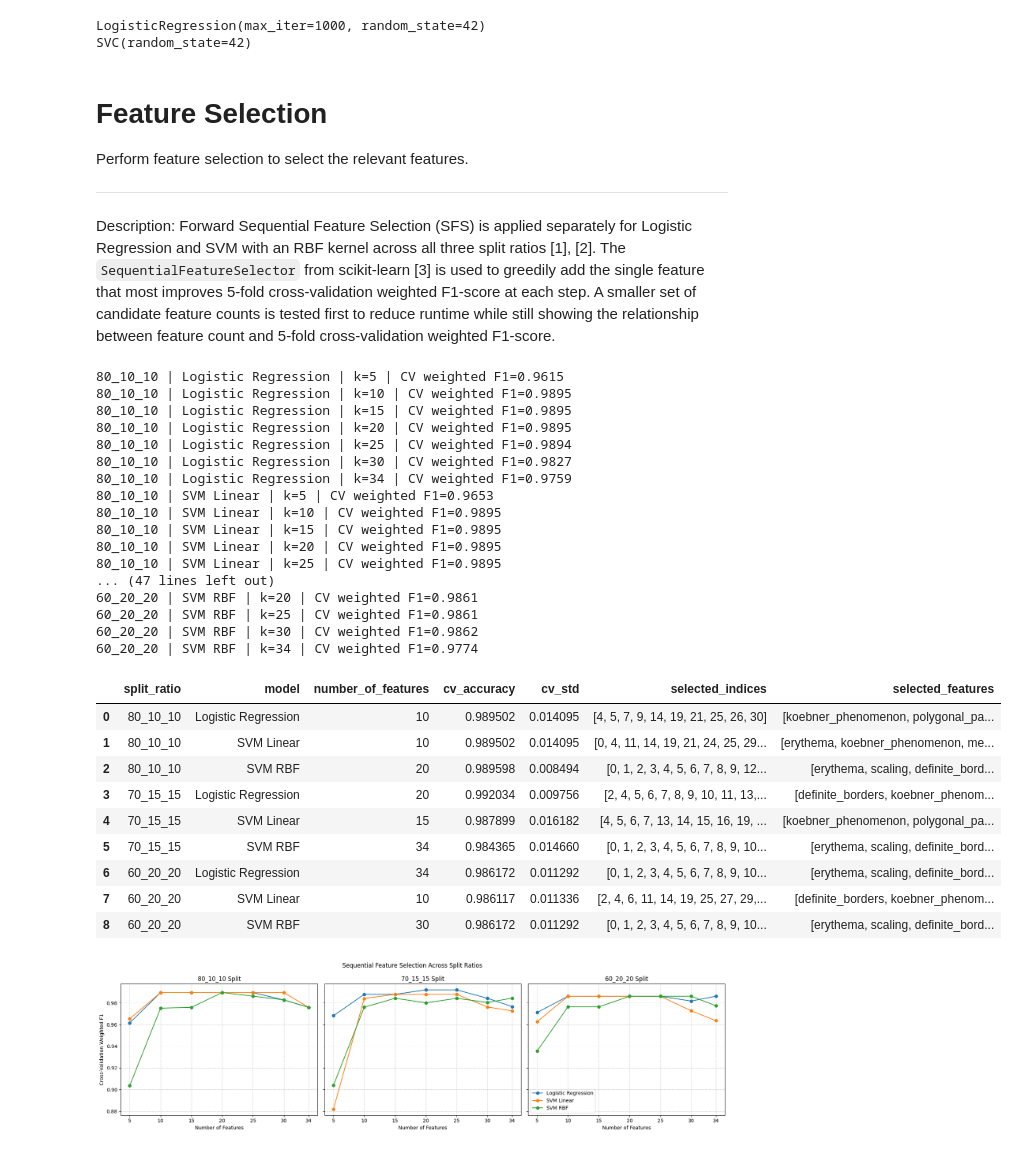
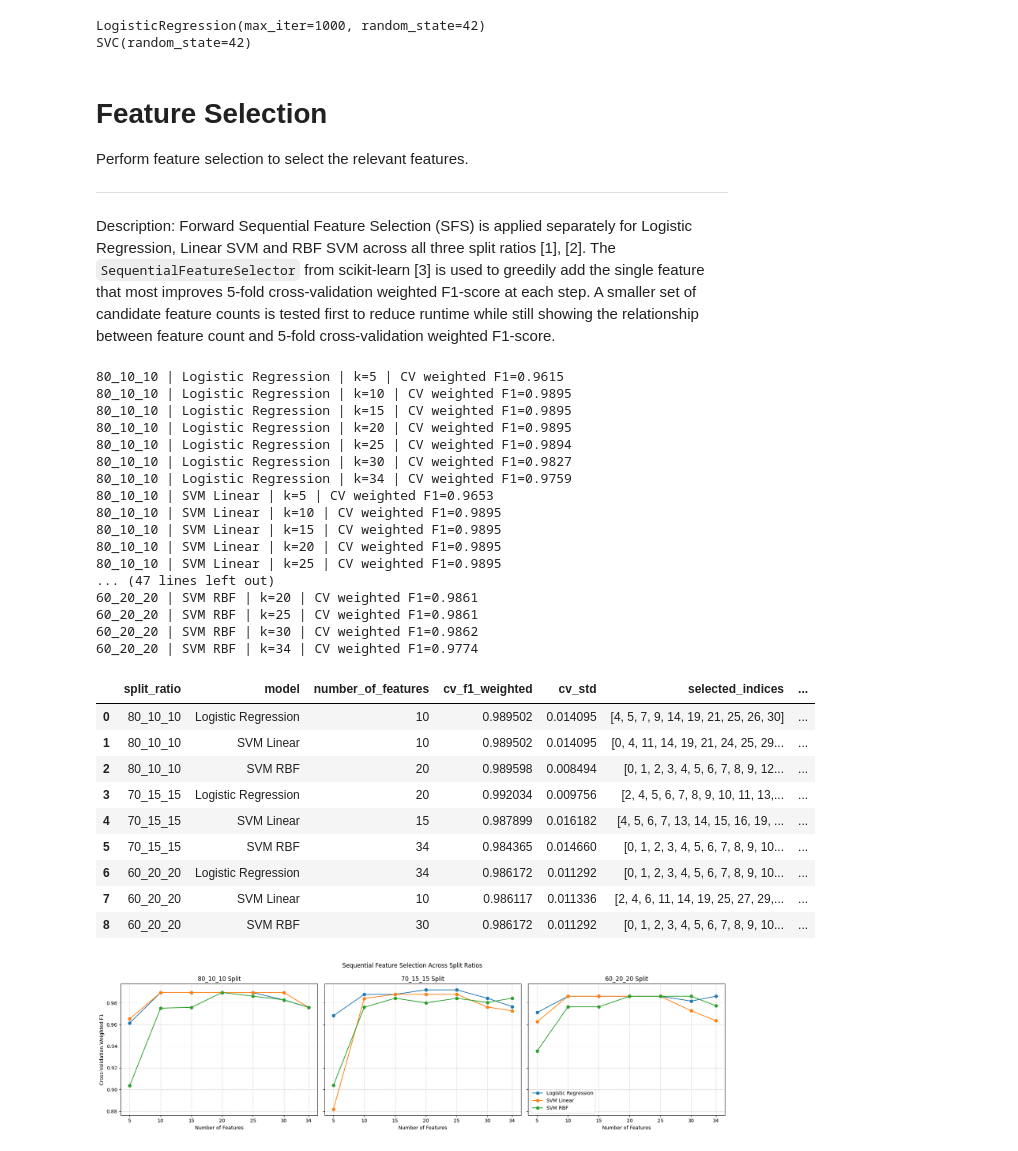
Before and after one commit to Jeffrysoo/CPC-251-Project-1, a Jupyter notebook: CPC251_Project_Combined_Dermatology.ipynb, the cells around one changed output. Drawn from its saved outputs; the diff is of its cells as text; code cells hidden in the pictures.

```diff
--- a/CPC251_Project_Combined_Dermatology.ipynb
+++ b/CPC251_Project_Combined_Dermatology.ipynb
@@ -680,7 +680,7 @@ SVC(random_state=42)
 # Feature Selection
 Perform feature selection to select the relevant features.
 ________________________________________________________________________________
-Description: Forward Sequential Feature Selection (SFS) is applied separately for Logistic Regression and SVM with an RBF kernel across all three split ratios [1], [2]. The `SequentialFeatureSelector` from scikit-learn [3] is used to greedily add the single feature that most improves 5-fold cross-validation weighted F1-score at each step. A smaller set of candidate feature counts is tested first to reduce runtime while still showing the relationship between feature count and 5-fold cross-validation weighted F1-score.
+Description: Forward Sequential Feature Selection (SFS) is applied separately for Logistic Regression, Linear SVM and RBF SVM across all three split ratios [1], [2]. The `SequentialFeatureSelector` from scikit-learn [3] is used to greedily add the single feature that most improves 5-fold cross-validation weighted F1-score at each step. A smaller set of candidate feature counts is tested first to reduce runtime while still showing the relationship between feature count and 5-fold cross-validation weighted F1-score.
 # %%
 # Create a stratified 5-fold cross-validation object to preserve class proportions in each fold
 sfs_cv = StratifiedKFold(n_splits=5, shuffle=True, random_state=42)
@@ -774,7 +774,7 @@ for split_name, split_data in sfs_input_data.items():
                 'split_ratio': split_name,
                 'model': model_name,
                 'number_of_features': k,
-                'cv_accuracy': cv_scores.mean(),
+                'cv_f1_weighted': cv_scores.mean(),
                 'cv_std': cv_scores.std(),
                 'selected_indices': selected_indices.tolist(),
                 'selected_features': selected_features
@@ -785,45 +785,45 @@ for split_name, split_data in sfs_input_data.items():
 
         # Convert the detailed results into a DataFrame for easier viewing and plotting
         result_df = pd.DataFrame(model_results)
         sfs_results[split_name][model_name] = result_df
 
         # Store the best candidate-k row for the current split and model
-        best_row = result_df.loc[result_df['cv_accuracy'].idxmax()]
+        best_row = result_df.loc[result_df['cv_f1_weighted'].idxmax()]
         sfs_summary_rows.append(best_row)
 
 # Combine the best rows into one summary table
 sfs_summary_df = pd.DataFrame(sfs_summary_rows).reset_index(drop=True)
 
 # Display the summary table for all split and model combinations
-sfs_summary_df[['split_ratio', 'model', 'number_of_features', 'cv_accuracy', 'cv_std', 'selected_indices', 'selected_features']]
+sfs_summary_df[['split_ratio', 'model', 'number_of_features', 'cv_f1_weighted', 'cv_std', 'selected_indices', 'selected_features']]
 # %% [output]
 80_10_10 | Logistic Regression | k=5 | CV weighted F1=0.9615
 80_10_10 | Logistic Regression | k=10 | CV weighted F1=0.9895
 80_10_10 | Logistic Regression | k=15 | CV weighted F1=0.9895
 80_10_10 | Logistic Regression | k=20 | CV weighted F1=0.9895
 80_10_10 | Logistic Regression | k=25 | CV weighted F1=0.9894
 80_10_10 | Logistic Regression | k=30 | CV weighted F1=0.9827
 80_10_10 | Logistic Regression | k=34 | CV weighted F1=0.9759
 80_10_10 | SVM Linear | k=5 | CV weighted F1=0.9653
 80_10_10 | SVM Linear | k=10 | CV weighted F1=0.9895
 80_10_10 | SVM Linear | k=15 | CV weighted F1=0.9895
 80_10_10 | SVM Linear | k=20 | CV weighted F1=0.9895
 80_10_10 | SVM Linear | k=25 | CV weighted F1=0.9895
 ... (47 lines left out)
 60_20_20 | SVM RBF | k=20 | CV weighted F1=0.9861
 60_20_20 | SVM RBF | k=25 | CV weighted F1=0.9861
 60_20_20 | SVM RBF | k=30 | CV weighted F1=0.9862
 60_20_20 | SVM RBF | k=34 | CV weighted F1=0.9774
-|  | split_ratio | model | number_of_features | cv_accuracy | cv_std | selected_indices | selected_features |
-| 0 | 80_10_10 | Logistic Regression | 10 | 0.989502 | 0.014095 | [4, 5, 7, 9, 14, 19, 21, 25, 26, 30] | [koebner_phenomenon, polygonal_pa... |
-| 1 | 80_10_10 | SVM Linear | 10 | 0.989502 | 0.014095 | [0, 4, 11, 14, 19, 21, 24, 25, 29... | [erythema, koebner_phenomenon, me... |
-| 2 | 80_10_10 | SVM RBF | 20 | 0.989598 | 0.008494 | [0, 1, 2, 3, 4, 5, 6, 7, 8, 9, 12... | [erythema, scaling, definite_bord... |
-| 3 | 70_15_15 | Logistic Regression | 20 | 0.992034 | 0.009756 | [2, 4, 5, 6, 7, 8, 9, 10, 11, 13,... | [definite_borders, koebner_phenom... |
-| 4 | 70_15_15 | SVM Linear | 15 | 0.987899 | 0.016182 | [4, 5, 6, 7, 13, 14, 15, 16, 19, ... | [koebner_phenomenon, polygonal_pa... |
-| 5 | 70_15_15 | SVM RBF | 34 | 0.984365 | 0.014660 | [0, 1, 2, 3, 4, 5, 6, 7, 8, 9, 10... | [erythema, scaling, definite_bord... |
-| 6 | 60_20_20 | Logistic Regression | 34 | 0.986172 | 0.011292 | [0, 1, 2, 3, 4, 5, 6, 7, 8, 9, 10... | [erythema, scaling, definite_bord... |
-| 7 | 60_20_20 | SVM Linear | 10 | 0.986117 | 0.011336 | [2, 4, 6, 11, 14, 19, 25, 27, 29,... | [definite_borders, koebner_phenom... |
-| 8 | 60_20_20 | SVM RBF | 30 | 0.986172 | 0.011292 | [0, 1, 2, 3, 4, 5, 6, 7, 8, 9, 10... | [erythema, scaling, definite_bord... |
+|  | split_ratio | model | number_of_features | cv_f1_weighted | cv_std | selected_indices | ... |
+| 0 | 80_10_10 | Logistic Regression | 10 | 0.989502 | 0.014095 | [4, 5, 7, 9, 14, 19, 21, 25, 26, 30] | ... |
+| 1 | 80_10_10 | SVM Linear | 10 | 0.989502 | 0.014095 | [0, 4, 11, 14, 19, 21, 24, 25, 29... | ... |
+| 2 | 80_10_10 | SVM RBF | 20 | 0.989598 | 0.008494 | [0, 1, 2, 3, 4, 5, 6, 7, 8, 9, 12... | ... |
+| 3 | 70_15_15 | Logistic Regression | 20 | 0.992034 | 0.009756 | [2, 4, 5, 6, 7, 8, 9, 10, 11, 13,... | ... |
+| 4 | 70_15_15 | SVM Linear | 15 | 0.987899 | 0.016182 | [4, 5, 6, 7, 13, 14, 15, 16, 19, ... | ... |
+| 5 | 70_15_15 | SVM RBF | 34 | 0.984365 | 0.014660 | [0, 1, 2, 3, 4, 5, 6, 7, 8, 9, 10... | ... |
+| 6 | 60_20_20 | Logistic Regression | 34 | 0.986172 | 0.011292 | [0, 1, 2, 3, 4, 5, 6, 7, 8, 9, 10... | ... |
+| 7 | 60_20_20 | SVM Linear | 10 | 0.986117 | 0.011336 | [2, 4, 6, 11, 14, 19, 25, 27, 29,... | ... |
+| 8 | 60_20_20 | SVM RBF | 30 | 0.986172 | 0.011292 | [0, 1, 2, 3, 4, 5, 6, 7, 8, 9, 10... | ... |
 # %%
 # Create subplots to compare feature count against cross-validation weighted F1-score for each split ratio
 fig, axes = plt.subplots(1, 3, figsize=(18, 5), sharey=True)
```
Also changed, not shown: parts of 10 cells of this notebook.
